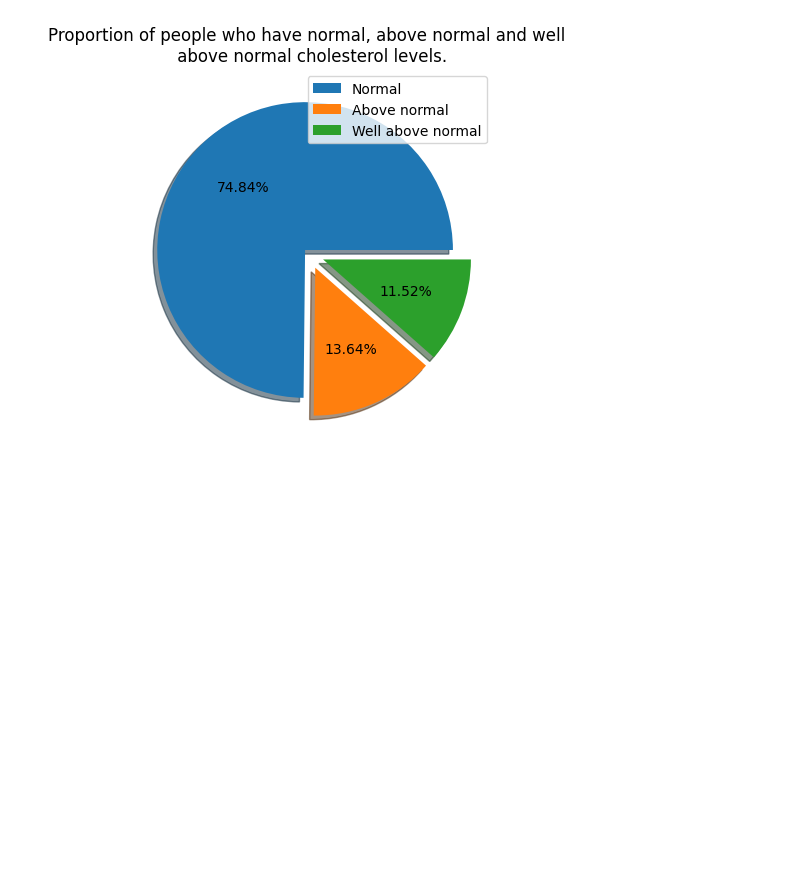
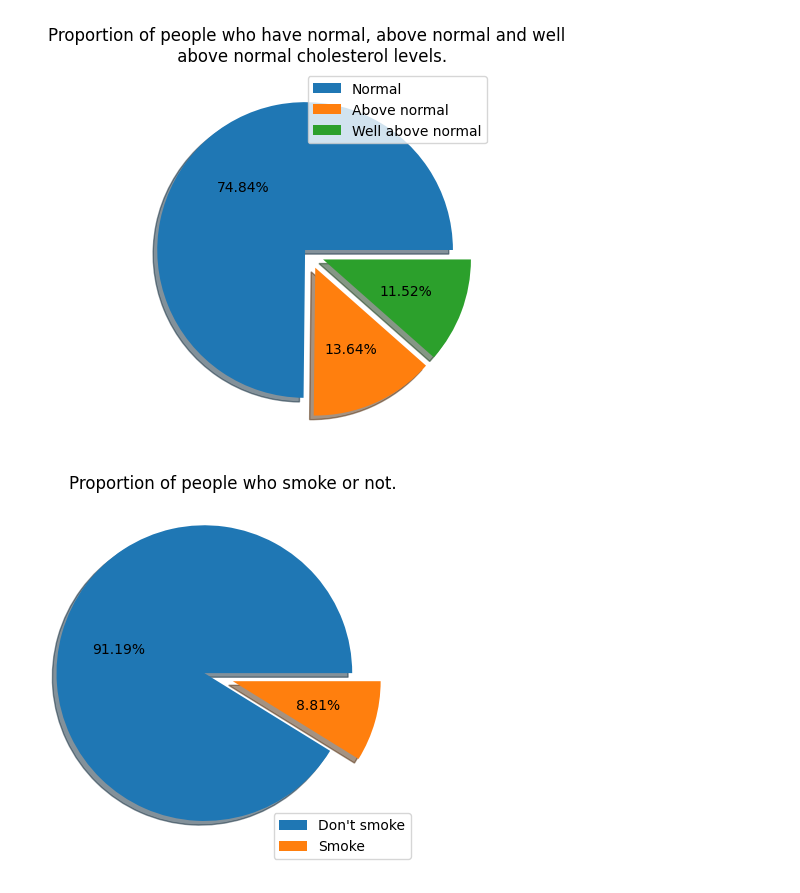
Before and after one commit to S1gge/Machine-Learning-Medical-Prediction, a Jupyter notebook: Lab_01/Report.ipynb, the cells around one changed output. Saved outputs shown, nothing was run; the diff lists cells and outputs as text; code cells hidden in the pictures; blank space fills up the shorter version.

```diff
--- a/Lab_01/Report.ipynb
+++ b/Lab_01/Report.ipynb
@@ -31,3 +31,7 @@ eda_analysis.plot_pos_neg(df);
 eda_analysis.plot_cholesterol(df);
 # %% [output]
 [figure]
+# %%
+eda_analysis.plot_smoke(df);
+# %% [output]
+[figure, added]
```
Also changed, not shown: parts of 5 cells of this notebook, 1 other file.
